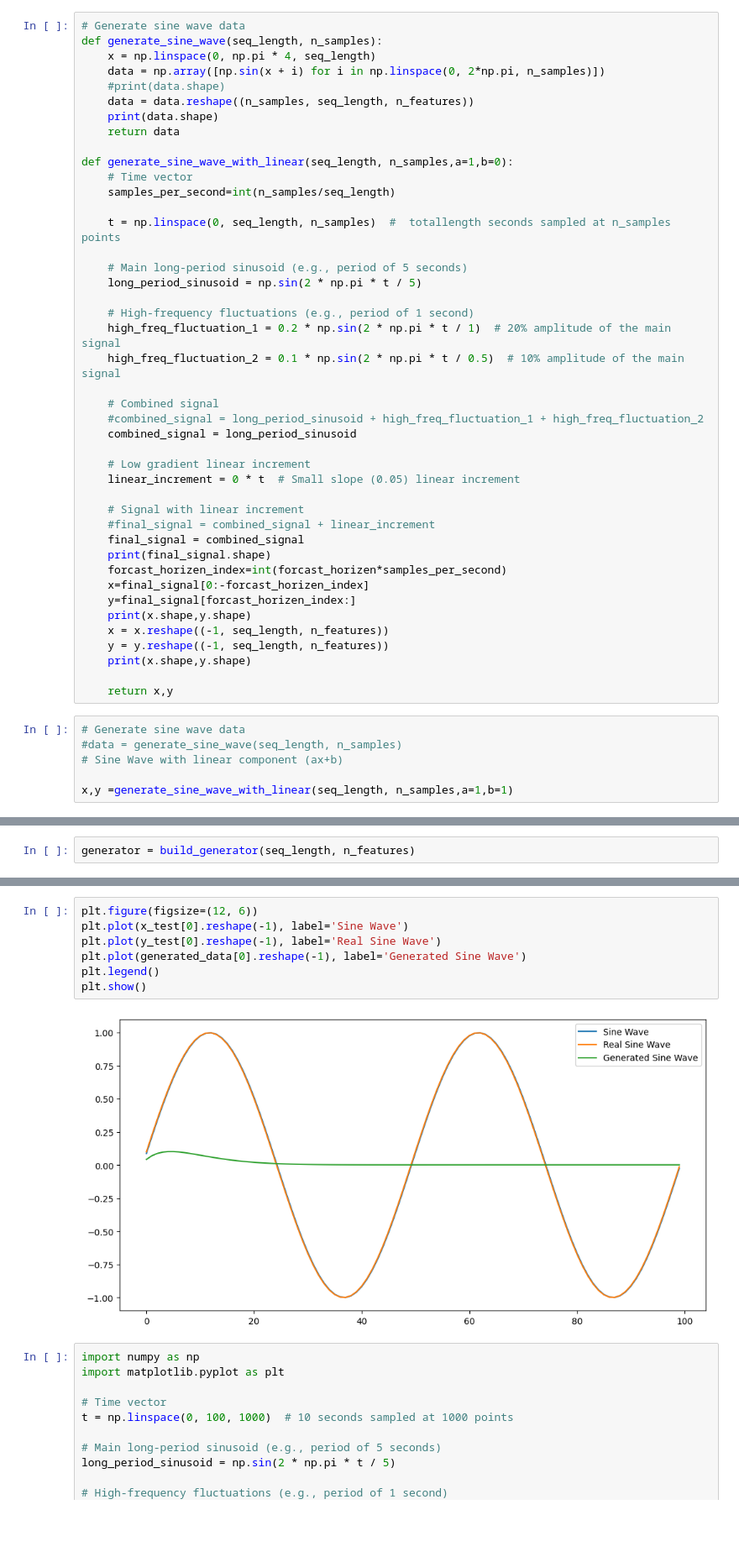
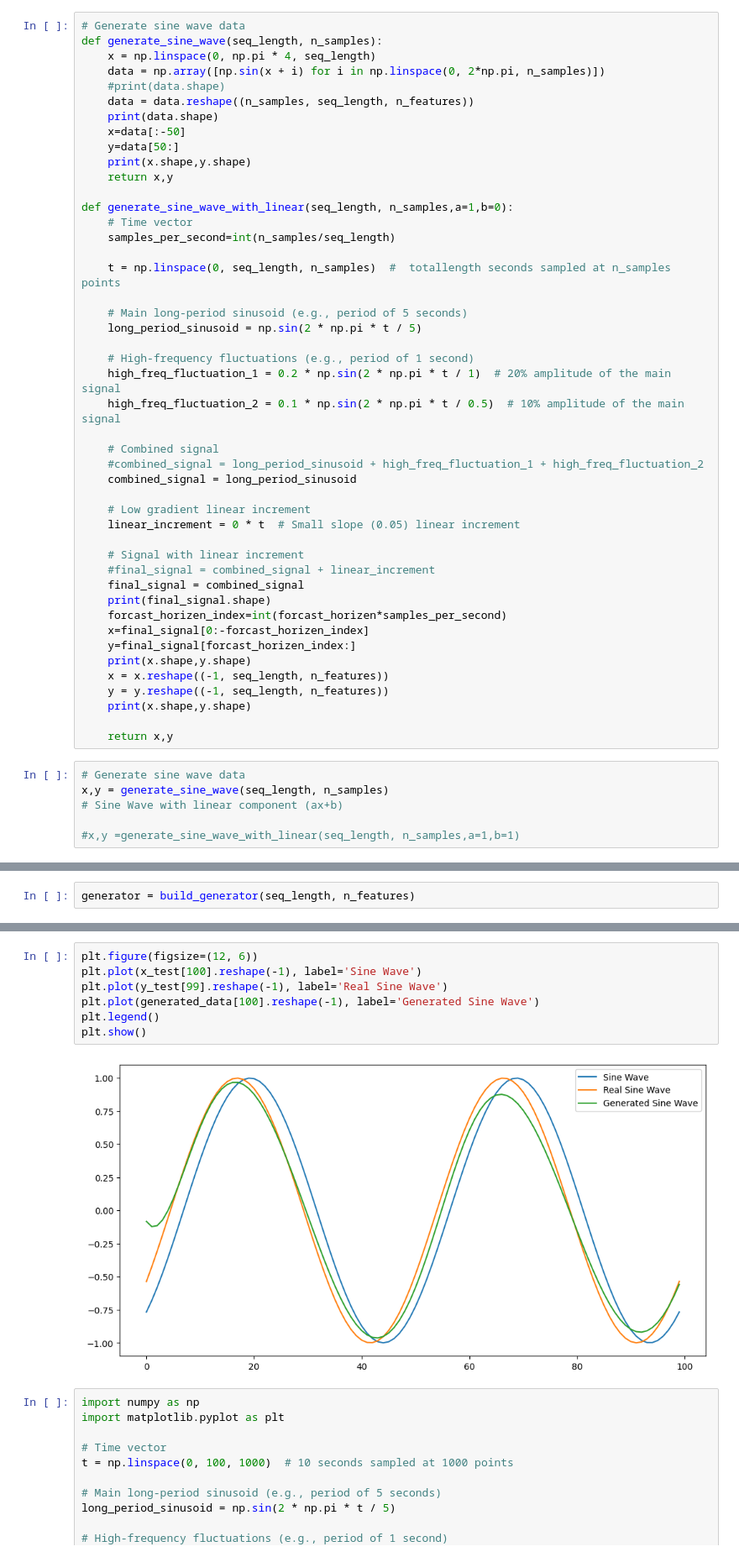
Before and after one commit to Flops-92/First_sh, a Jupyter notebook: LSTM_1.ipynb, the cells around one changed output, grey strips where cells are left out. Shown: that part at 84% size. Saved outputs shown, nothing was run; the diff lists cells and outputs as text; blank space fills up the shorter version.

```diff
--- a/LSTM_1.ipynb
+++ b/LSTM_1.ipynb
@@ -24,7 +24,10 @@ def generate_sine_wave(seq_length, n_samples):
     #print(data.shape)
     data = data.reshape((n_samples, seq_length, n_features))
     print(data.shape)
-    return data
+    x=data[:-50]
+    y=data[50:]
+    print(x.shape,y.shape)
+    return x,y
 
 def generate_sine_wave_with_linear(seq_length, n_samples,a=1,b=0):
     # Time vector
@@ -61,8 +64,8 @@ def generate_sine_wave_with_linear(seq_length, n_samples,a=1,b=0):
     return x,y
 # %%
 # Generate sine wave data
-#data = generate_sine_wave(seq_length, n_samples)
+x,y = generate_sine_wave(seq_length, n_samples)
 # Sine Wave with linear component (ax+b)
 
-x,y =generate_sine_wave_with_linear(seq_length, n_samples,a=1,b=1)
+#x,y =generate_sine_wave_with_linear(seq_length, n_samples,a=1,b=1)
 # %% [output]
@@ -147,12 +149,12 @@ generated_data.shape
 # %%
 plt.figure(figsize=(12, 6))
-plt.plot(x_test[0].reshape(-1), label='Sine Wave')
-plt.plot(y_test[0].reshape(-1), label='Real Sine Wave')
-plt.plot(generated_data[0].reshape(-1), label='Generated Sine Wave')
+plt.plot(x_test[100].reshape(-1), label='Sine Wave')
+plt.plot(y_test[99].reshape(-1), label='Real Sine Wave')
+plt.plot(generated_data[100].reshape(-1), label='Generated Sine Wave')
 plt.legend()
 plt.show()
 # %% [output]
-[figure, old version]
+[figure, new version]
 # %%
 import numpy as np
 import matplotlib.pyplot as plt
```
Also changed, not shown: parts of 7 cells of this notebook.
